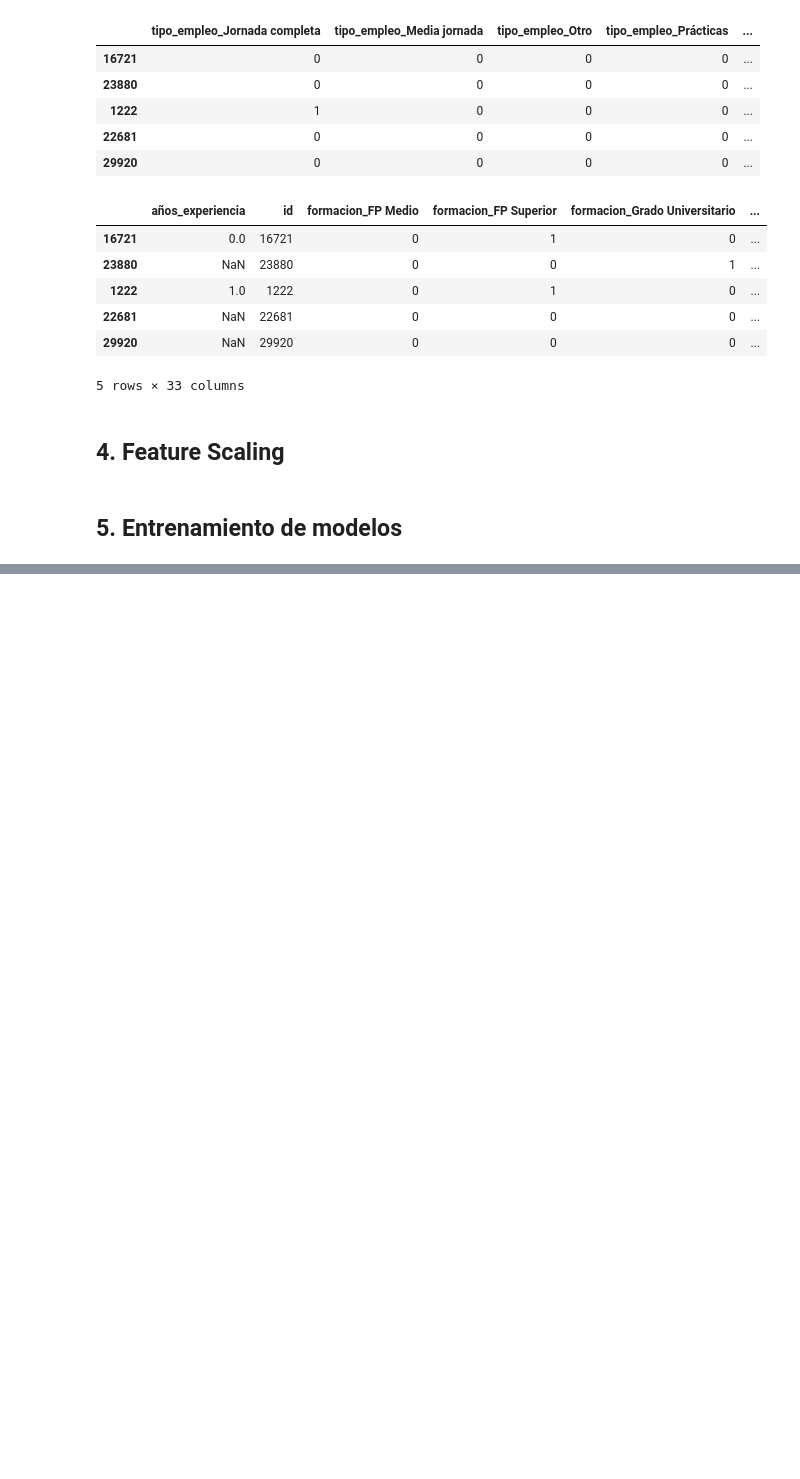
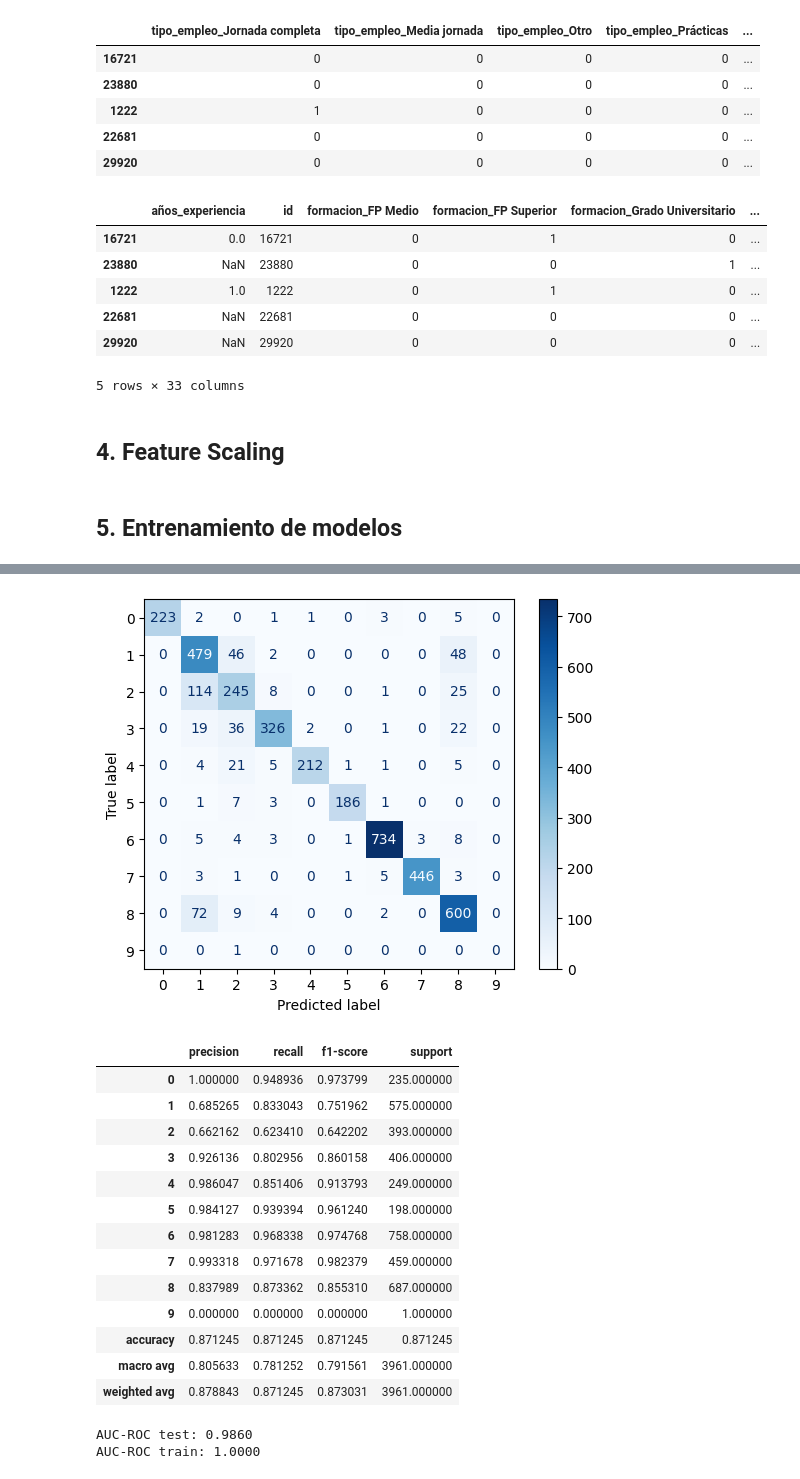
Before and after one commit to Ivan-0612/TFM_job_description_prediction, a Jupyter notebook: notebooks/06_salary_model.ipynb, the cells around one changed output, grey strips where cells are left out. Saved outputs shown, nothing was run; the diff lists cells and outputs as text; code cells hidden in the pictures; blank space fills up the shorter version.

```diff
--- a/notebooks/06_salary_model.ipynb
+++ b/notebooks/06_salary_model.ipynb
@@ -309,0 +431,21 @@ for i, features in enumerate(sets_posibles):
+# %%
+lgm_set1 = joblib.load('../models/set_1_LGBMClassifier.joblib')
+resultados(lgm_set1, X_train[sets_posibles[0]], X_test[sets_posibles[0]])
+# %% [output]
+[figure, added]
+|  | precision | recall | f1-score | support |
+| 0 | 1.000000 | 0.948936 | 0.973799 | 235.000000 |
+| 1 | 0.685265 | 0.833043 | 0.751962 | 575.000000 |
+| 2 | 0.662162 | 0.623410 | 0.642202 | 393.000000 |
+| 3 | 0.926136 | 0.802956 | 0.860158 | 406.000000 |
+| 4 | 0.986047 | 0.851406 | 0.913793 | 249.000000 |
+| 5 | 0.984127 | 0.939394 | 0.961240 | 198.000000 |
+| 6 | 0.981283 | 0.968338 | 0.974768 | 758.000000 |
+| 7 | 0.993318 | 0.971678 | 0.982379 | 459.000000 |
+| 8 | 0.837989 | 0.873362 | 0.855310 | 687.000000 |
+| 9 | 0.000000 | 0.000000 | 0.000000 | 1.000000 |
+| accuracy | 0.871245 | 0.871245 | 0.871245 | 0.871245 |
+| macro avg | 0.805633 | 0.781252 | 0.791561 | 3961.000000 |
+| weighted avg | 0.878843 | 0.871245 | 0.873031 | 3961.000000 |
+AUC-ROC test: 0.9860
+AUC-ROC train: 1.0000
```
Also changed, not shown: parts of 12 cells of this notebook, 8 other files.
